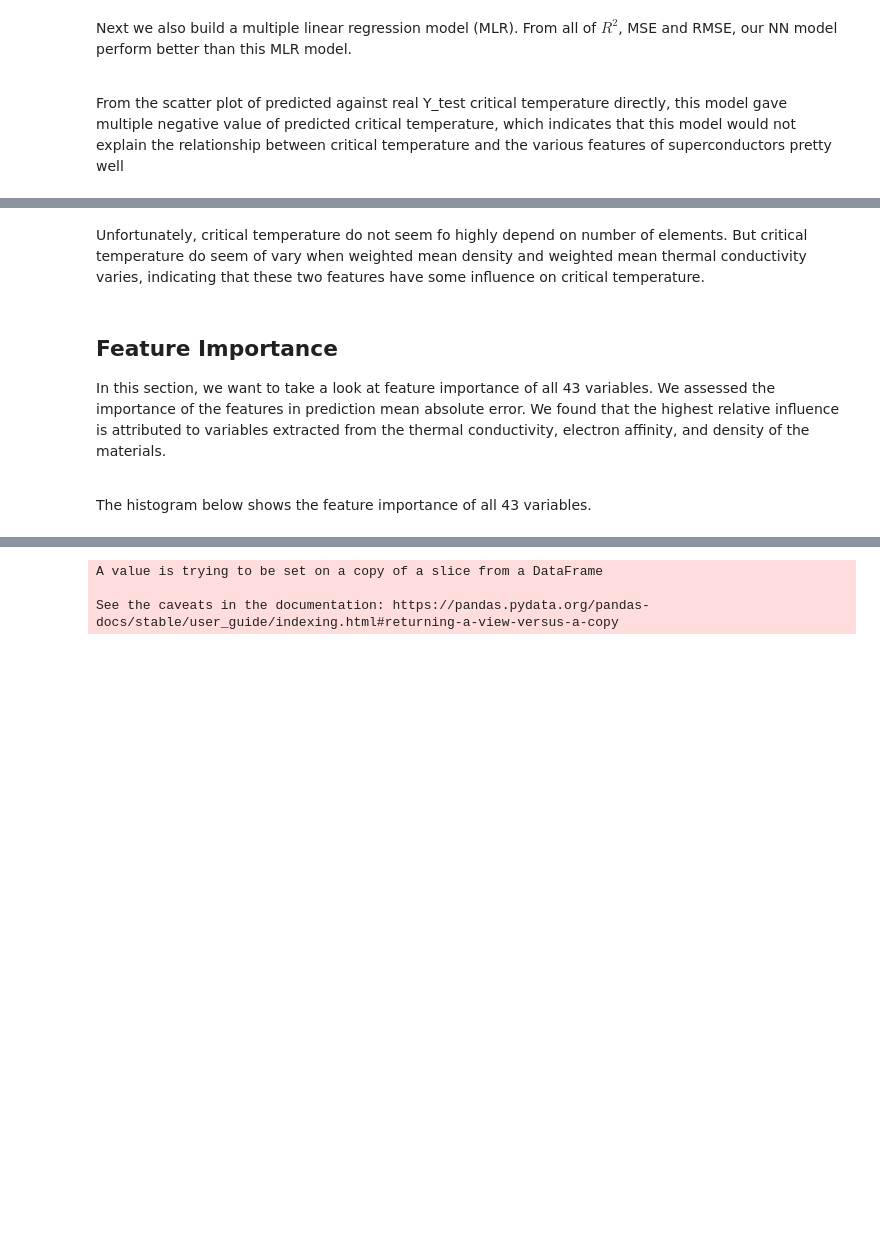
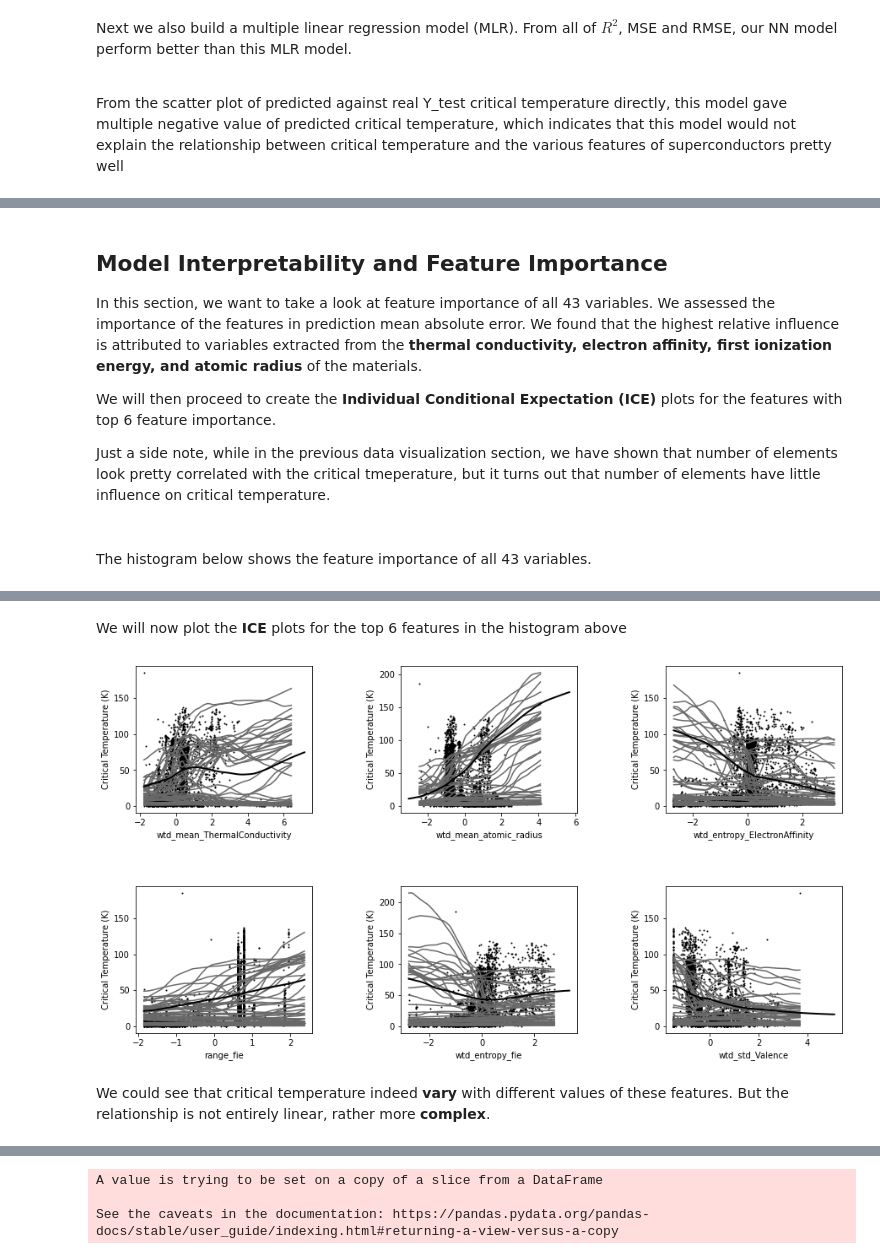
Before and after one commit to yanxiliu230/PIC-16B-Final-Project, a Jupyter notebook: PIC_16B_Final_Project.ipynb, the cells around one changed output, grey strips where cells are left out. Drawn from its saved outputs; the diff is of its cells as text; code cells hidden in the pictures; blank space fills up the shorter version.

```diff
--- a/PIC_16B_Final_Project.ipynb
+++ b/PIC_16B_Final_Project.ipynb
@@ -642,13 +605,14 @@ plt.show()
-# %% [markdown]
-Unfortunately, critical temperature do not seem fo highly depend on number of elements. But critical temperature do seem of vary when weighted mean density and weighted mean thermal conductivity varies, indicating that these two features have some influence on critical temperature.
 # %% [markdown]
-## Feature Importance
+## Model Interpretability and Feature Importance
+In this section, we want to take a look at feature importance of all 43 variables. We assessed the importance of the features in prediction mean absolute error. We found that the highest relative influence is attributed to variables extracted from the **thermal conductivity, electron affinity, first ionization energy, and atomic radius** of the materials.
 
-In this section, we want to take a look at feature importance of all 43 variables. We assessed the importance of the features in prediction mean absolute error. We found that the highest relative influence is attributed to variables extracted from the thermal conductivity, electron affinity, and density of the materials.
+We will then proceed to create the **Individual Conditional Expectation (ICE)** plots for the features with top 6 feature importance.
 
-<br>
-
-The histogram below shows the feature importance of all 43 variables.
+Just a side note, while in the previous data visualization section, we have shown that number of elements look pretty correlated with the critical tmeperature, but it turns out that number of elements have little influence on critical temperature.
+# %% [markdown]
+<br>
+
+The histogram below shows the feature importance of all 43 variables.
 # %%
 # Nora
 
@@ -669,3 +633,40 @@ fig = px.bar(df_importance, x='feature', y='feature_importance', labels = {'feat
 fig.show()
 # %% [output]
 [interactive output not drawn]
+# %% [markdown]
+We will now plot the **ICE** plots for the top 6 features in the histogram above
+# %%
+# Nora
+# Maybe it's better to do the top 6 above since they are the most important ones
+
+top_six_feature = df_importance.feature[0:6].tolist()
+top_six_index = [df_features.columns.tolist().index(top_six_feature[i]) for i in range(6)]
+top_six_index
+
+feature_idx = top_six_index
+
+sample_idx_list = np.arange(50)
+plt.figure(figsize=(15,6))
+for i in range(6):
+    plt.subplot(2,3,i+1)
+    plt.grid(False)
+
+    for sample_idx in sample_idx_list:
+      feature_vals, pred_y = myICE(X_test, model, feature_idx = feature_idx[i], sample_idx = sample_idx)
+      plt.plot(feature_vals, pred_y, 'dimgray')
+
+    feature_vals, PD = my_Partial_Dependence(X, model, feature_idx[i], sample_idx_list)
+    plt.plot(feature_vals, PD, 'k', linewidth=2)
+
+
+    plt.scatter(X_test[:, feature_idx[i]], Y_test, c='k', s = 1)
+    plt.ylabel("Critical Temperature (K)")
+    plt.xlabel(str(df_features.columns.tolist()[feature_idx[i]]))
+
+plt.subplots_adjust(wspace=0.5, hspace=0.5)
+plt.show()
+# %% [output]
+[figure, added]
+# %% [markdown]
+
+We could see that critical temperature indeed **vary** with different values of these features. But the relationship is not entirely linear, rather more **complex**.
```
Also changed, not shown: parts of 25 cells of this notebook.
